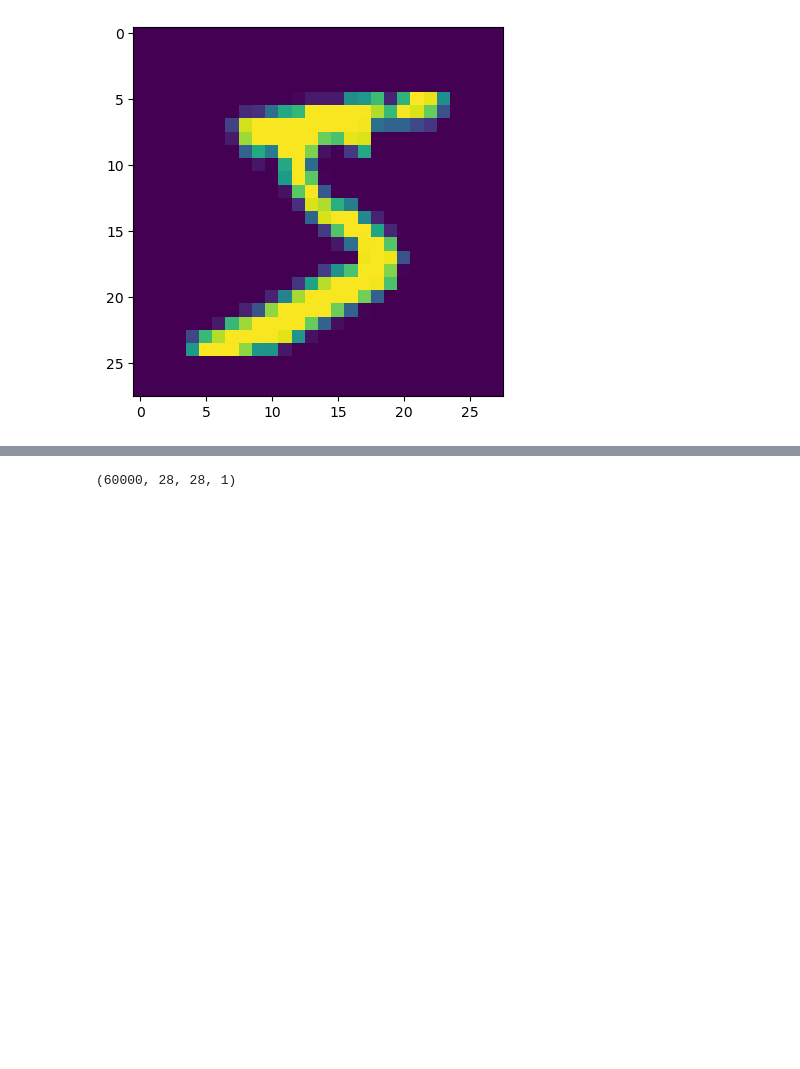
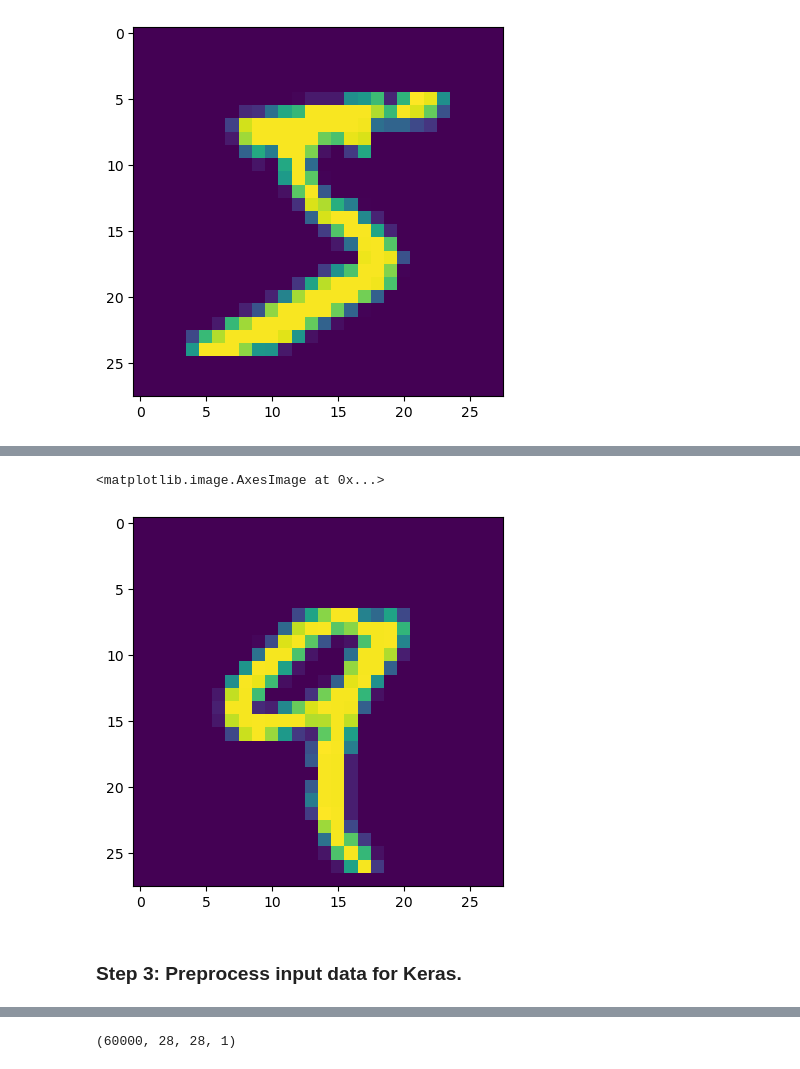
Before and after one commit to CarstenHensel/julia-python-lecture, a Jupyter notebook: Python/PythonMLExample.ipynb, the cells around one changed output, grey strips where cells are left out. Cells and saved outputs as stored; diff of their text form; code cells hidden in the pictures; blank space fills up the shorter version.

Commit message:
Step 4 of lecture done

```diff
--- a/Python/PythonMLExample.ipynb
+++ b/Python/PythonMLExample.ipynb
@@ -99,0 +121,7 @@ plt.imshow(X_train[0])
+# %%
+plt.imshow(X_train[4])
+# %% [output]
+<matplotlib.image.AxesImage at 0x...>
+[figure, added]
+# %% [markdown]
+### Step 3: Preprocess input data for Keras.
```
Also changed, not shown: parts of 23 cells of this notebook.
